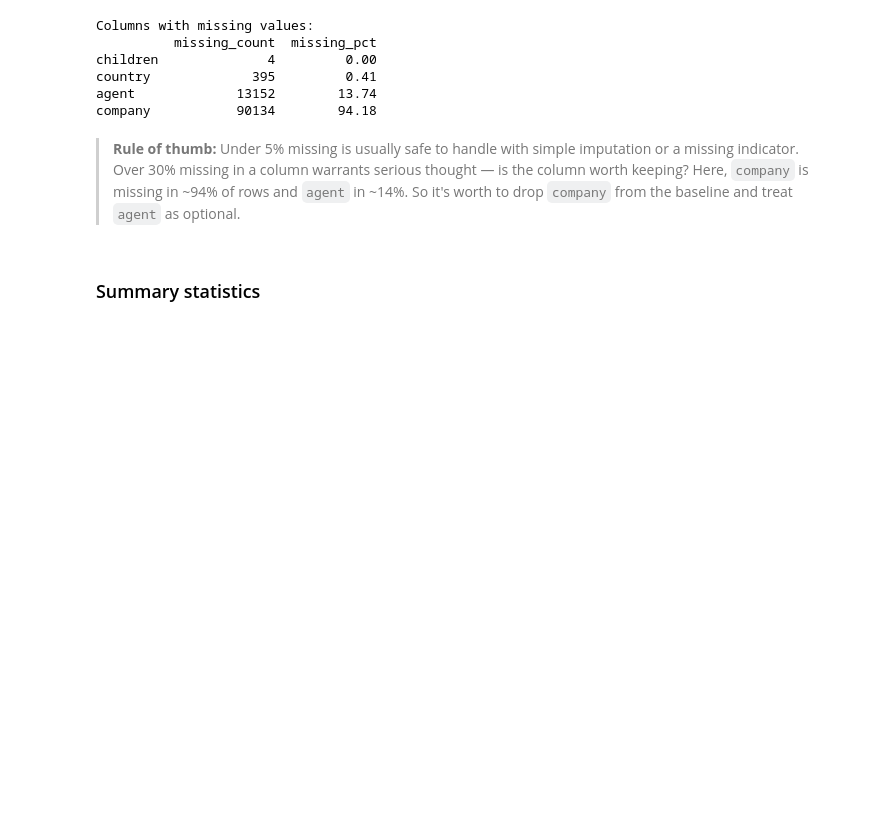
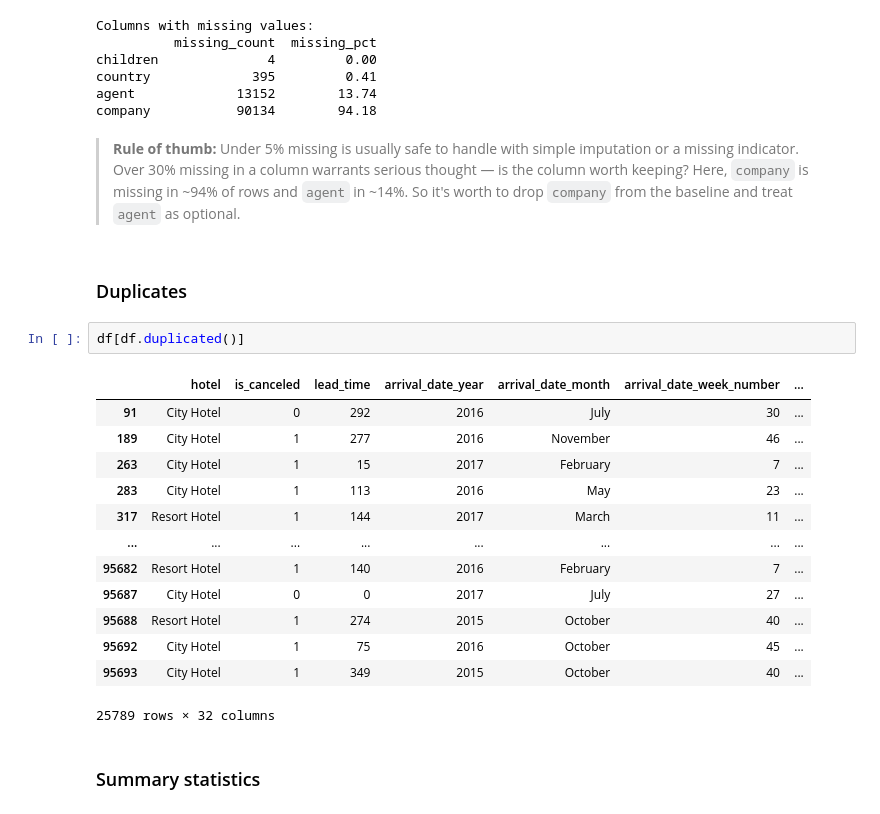
Before and after one commit to marcus-souza-soares/ml-course-codemify, a Jupyter notebook: ml-numpy-week-5/class_4/hotel_booking_eda_baseline.ipynb, the cells around one changed output. Cells and saved outputs as stored; diff of their text form; blank space fills up the shorter version.

Commit message:
fix: corrected hotel booking eda baseline

```diff
--- a/ml-numpy-week-5/class_4/hotel_booking_eda_baseline.ipynb
+++ b/ml-numpy-week-5/class_4/hotel_booking_eda_baseline.ipynb
@@ -94,6 +97,24 @@ company           90134        94.18
 # %% [markdown]
 > **Rule of thumb:** Under 5% missing is usually safe to handle with simple imputation or a missing indicator.
 > Over 30% missing in a column warrants serious thought — is the column worth keeping? Here, `company` is missing in ~94% of rows and `agent` in ~14%. So it's worth to drop `company` from the baseline and treat `agent` as optional.
+# %% [markdown]
+### Duplicates
+# %%
+df[df.duplicated()]
+# %% [output]
+|  | hotel | is_canceled | lead_time | arrival_date_year | arrival_date_month | arrival_date_week_number | ... |
+| 91 | City Hotel | 0 | 292 | 2016 | July | 30 | ... |
+| 189 | City Hotel | 1 | 277 | 2016 | November | 46 | ... |
+| 263 | City Hotel | 1 | 15 | 2017 | February | 7 | ... |
+| 283 | City Hotel | 1 | 113 | 2016 | May | 23 | ... |
+| 317 | Resort Hotel | 1 | 144 | 2017 | March | 11 | ... |
+| ... | ... | ... | ... | ... | ... | ... | ... |
+| 95682 | Resort Hotel | 1 | 140 | 2016 | February | 7 | ... |
+| 95687 | City Hotel | 0 | 0 | 2017 | July | 27 | ... |
+| 95688 | Resort Hotel | 1 | 274 | 2015 | October | 40 | ... |
+| 95692 | City Hotel | 1 | 75 | 2016 | October | 45 | ... |
+| 95693 | City Hotel | 1 | 349 | 2015 | October | 40 | ... |
+25789 rows × 32 columns
 # %% [markdown]
 ### Summary statistics
 # %%
```
Also changed, not shown: parts of 9 cells of this notebook.
